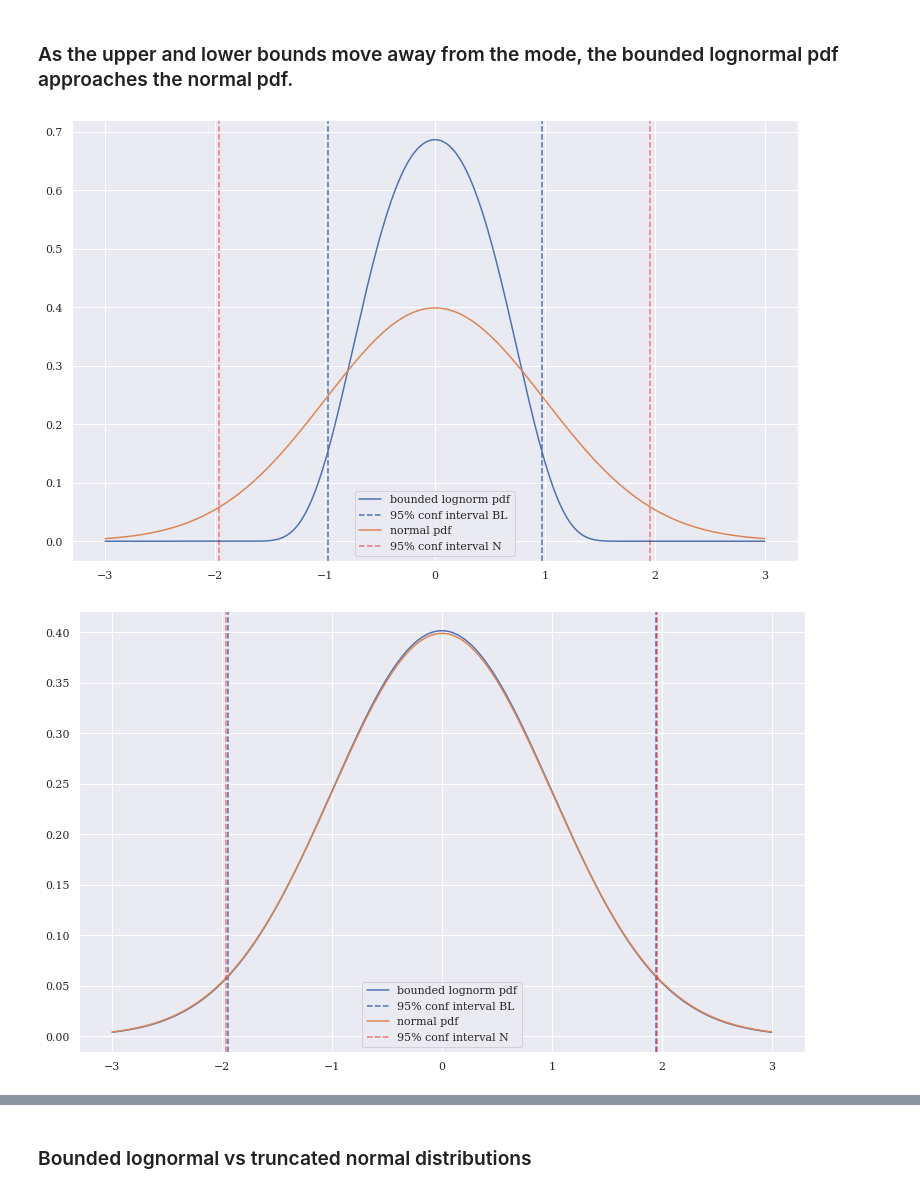
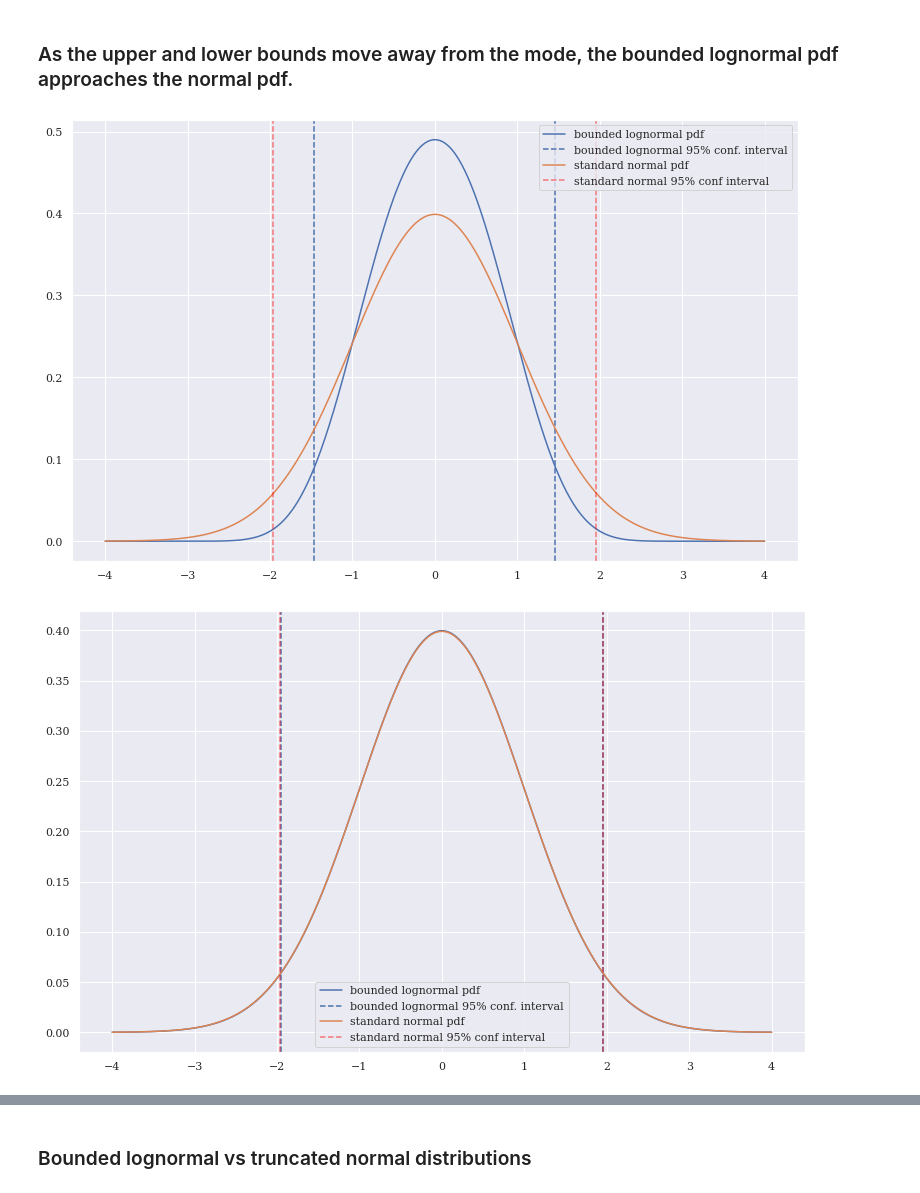
Before and after one commit to tedteske/bounded_lognorm, a Jupyter notebook: bounded_lognorm.ipynb, the cells around one changed output, grey strips where cells are left out. Saved outputs shown, nothing was run; the diff lists cells and outputs as text; code cells hidden in the pictures.

```diff
--- a/bounded_lognorm.ipynb
+++ b/bounded_lognorm.ipynb
@@ -515,30 +515,30 @@ def compare_to_standard_N(spread):
     lower = mode - spread
     upper = mode + spread
 
-    x = np.linspace(-3, 3, 1000)
+    x = np.linspace(-4, 4, 1000)
     y = bounded_lognorm.pdf(x, mode, sigma, lower, upper)
-    sns.lineplot(x,y, label='bounded lognorm pdf')
+    sns.lineplot(x,y, label='bounded lognormal pdf')
 
     interval = bounded_lognorm.interval(0.95, mode, sigma, lower, upper)
     plt.axvline(interval[0], ymin=0, linestyle='dashed',
-                label='95% conf interval BL')
+                label='bounded lognormal 95% conf. interval')
     plt.axvline(interval[1], ymin=0, linestyle='dashed')
 
     y = norm.pdf(x, loc=mode, scale=sigma)
-    sns.lineplot(x,y, label='normal pdf')
+    sns.lineplot(x,y, label='standard normal pdf')
 
     interval2 = norm.interval(0.95, loc=mode, scale=sigma)
     plt.axvline(interval2[0], ymin=0, linestyle='dashed', c='red', alpha=0.5,
-                label='95% conf interval N')
+                label='standard normal 95% conf interval')
     plt.axvline(interval2[1], ymin=0, linestyle='dashed', c='red', alpha=0.5)
 
     plt.legend()
     plt.show()
 # %%
-compare_to_standard_N(2)
+compare_to_standard_N(5)
 # %% [output]
-[figure, old version]
+[figure, new version]
 # %%
-compare_to_standard_N(200)
+compare_to_standard_N(500)
 # %% [output]
-[figure, old version]
+[figure, new version]
```
Also changed, not shown: parts of 5 cells of this notebook.
